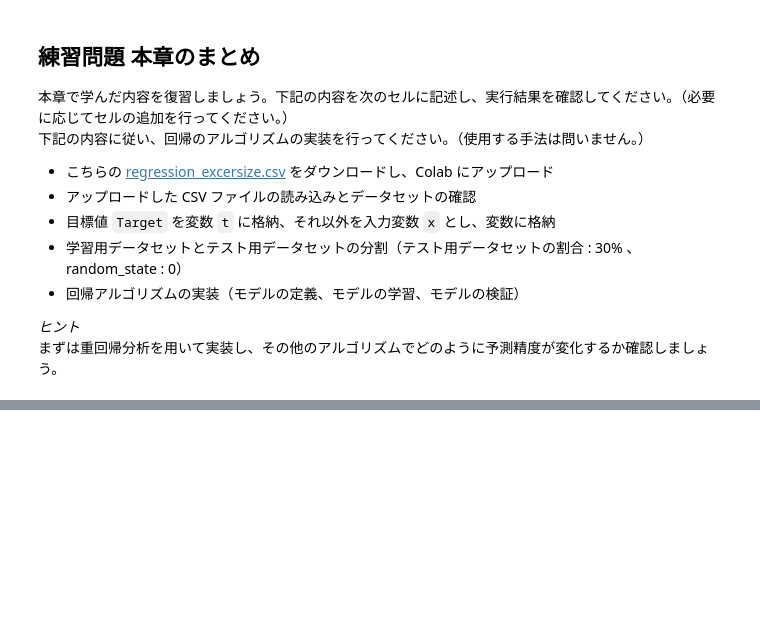
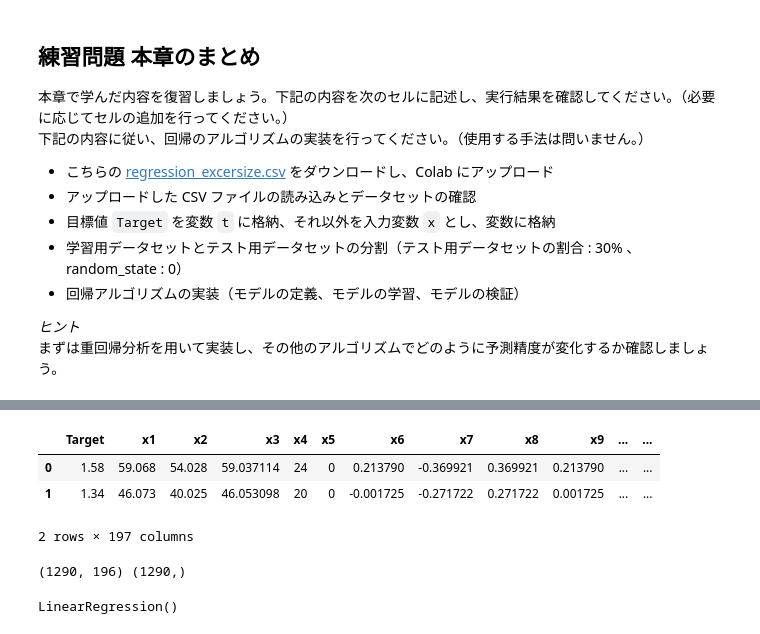
Before and after one commit to koh11235813/TKBasic, a Jupyter notebook: TKBasic012_MachineLearning1_2_243283.ipynb, the cells around one changed output, grey strips where cells are left out. Cells and saved outputs as stored; diff of their text form; code cells hidden in the pictures; blank space fills up the shorter version.

```diff
--- a/TKBasic012_MachineLearning1_2_243283.ipynb
+++ b/TKBasic012_MachineLearning1_2_243283.ipynb
@@ -479,0 +554,16 @@ uploaded = files.upload()
+# %%
+# データセットの読み込み
+df = pd.read_csv('regression_pls.csv')
+df.head(2)
+# %% [output]
+|  | Target | x1 | x2 | x3 | x4 | x5 | x6 | x7 | x8 | x9 | ... | ... |
+| 0 | 1.58 | 59.068 | 54.028 | 59.037114 | 24 | 0 | 0.213790 | -0.369921 | 0.369921 | 0.213790 | ... | ... |
+| 1 | 1.34 | 46.073 | 40.025 | 46.053098 | 20 | 0 | -0.001725 | -0.271722 | 0.271722 | 0.001725 | ... | ... |
+2 rows × 197 columns
+# %%
+# 目標値と入力変数の分割　→　NumPy形式に変換
+x = df.iloc[:, 1:].values
+t = df.iloc[:, 0].values
+print(x.shape, t.shape)
+# %% [output]
+(1290, 196) (1290,)
@@ -480,2 +578,5 @@ uploaded = files.upload()
 # %%
 # モデルの学習
+model.fit(x_train, t_train)
+# %% [output]
+LinearRegression()
```
Also changed, not shown: parts of 44 cells of this notebook.
